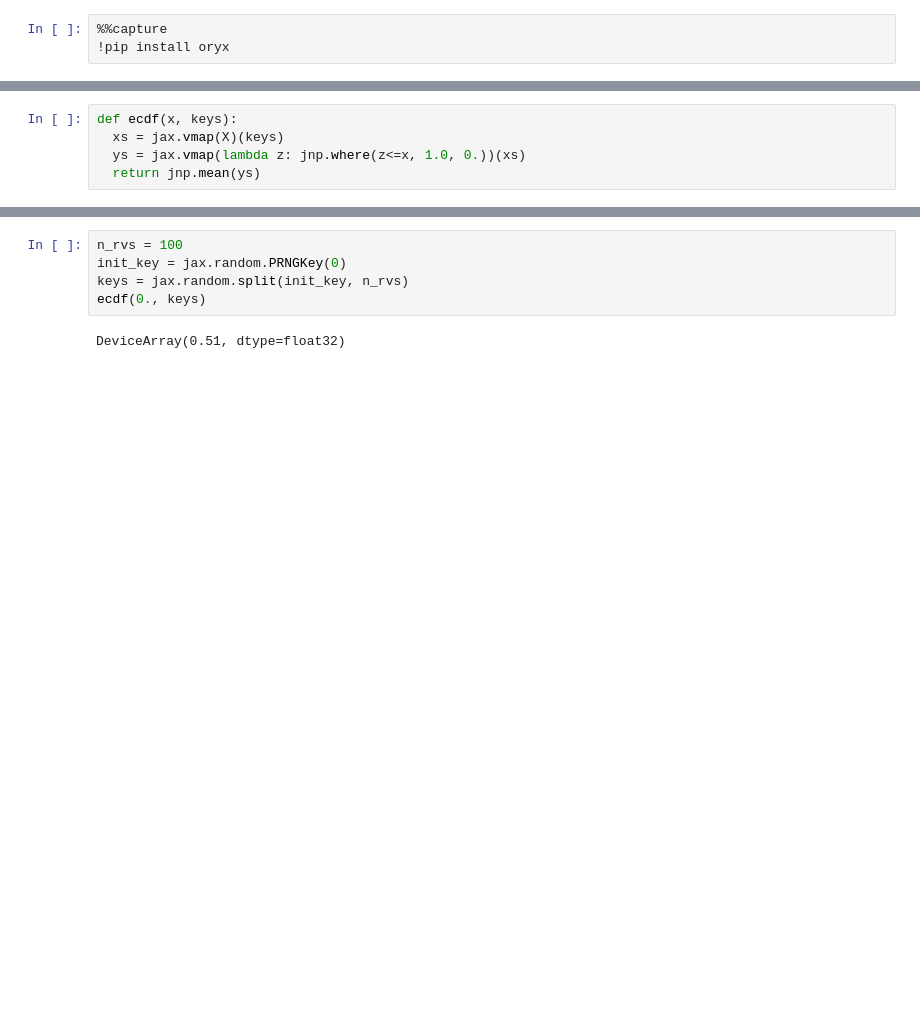
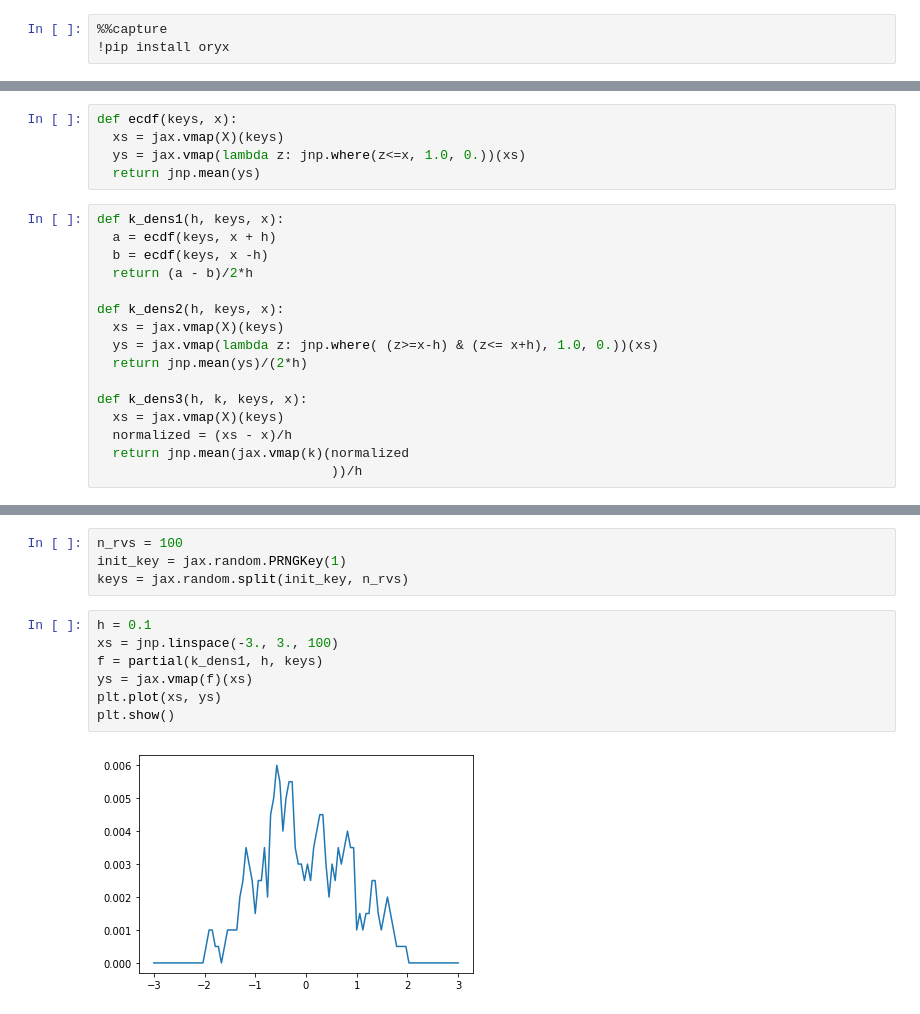
Before and after one commit to pharringtonp19/econometrics, a Jupyter notebook: notebooks/probability_and_statistics/Kernel_Density_Estimation.ipynb, the cells around one changed output, grey strips where cells are left out. Saved outputs shown, nothing was run; the diff lists cells and outputs as text; blank space fills up the shorter version.

```diff
--- a/notebooks/probability_and_statistics/Kernel_Density_Estimation.ipynb
+++ b/notebooks/probability_and_statistics/Kernel_Density_Estimation.ipynb
@@ -17,5 +21,21 @@ def X(key):
 # %%
-def ecdf(x, keys):
+def ecdf(keys, x):
   xs = jax.vmap(X)(keys)
   ys = jax.vmap(lambda z: jnp.where(z<=x, 1.0, 0.))(xs)
   return jnp.mean(ys)
+# %%
+def k_dens1(h, keys, x):
+  a = ecdf(keys, x + h)
+  b = ecdf(keys, x -h)
+  return (a - b)/2*h
+
+def k_dens2(h, keys, x):
+  xs = jax.vmap(X)(keys)
+  ys = jax.vmap(lambda z: jnp.where( (z>=x-h) & (z<= x+h), 1.0, 0.))(xs)
+  return jnp.mean(ys)/(2*h)
+
+def k_dens3(h, k, keys, x):
+  xs = jax.vmap(X)(keys)
+  normalized = (xs - x)/h
+  return jnp.mean(jax.vmap(k)(normalized
+                              ))/h
@@ -22,7 +58,13 @@ def ecdf(x, keys):
 # %%
 n_rvs = 100
-init_key = jax.random.PRNGKey(0)
+init_key = jax.random.PRNGKey(1)
 keys = jax.random.split(init_key, n_rvs)
-ecdf(0., keys)
-# %% [output]
-DeviceArray(0.51, dtype=float32)
+# %%
+h = 0.1
+xs = jnp.linspace(-3., 3., 100)
+f = partial(k_dens1, h, keys)
+ys = jax.vmap(f)(xs)
+plt.plot(xs, ys)
+plt.show()
+# %% [output]
+[figure, added]
```
Also changed, not shown: parts of 6 cells of this notebook.
